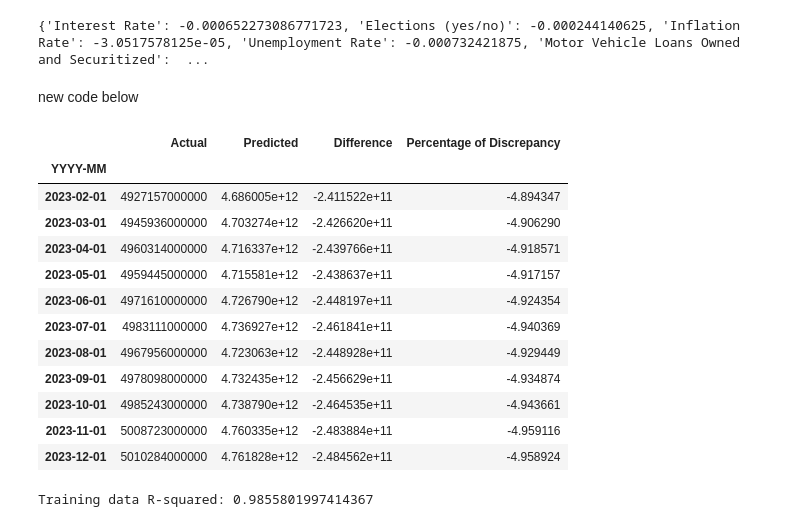
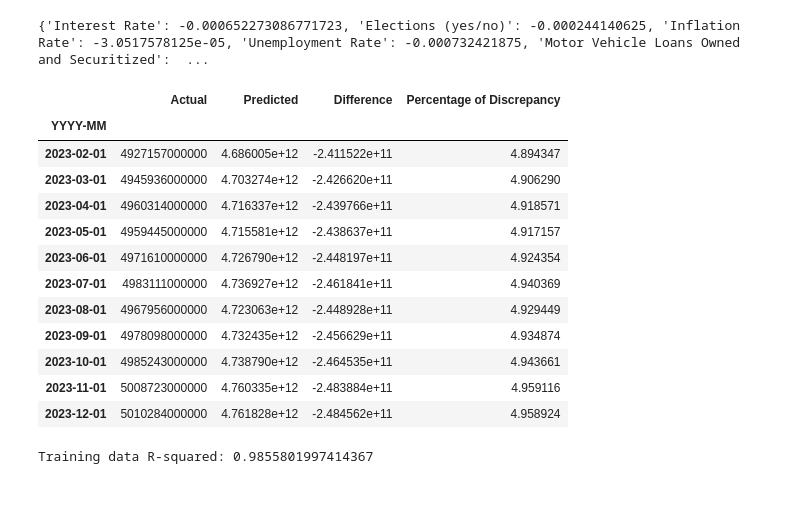
Before and after one commit to raniljoshua/Data-Analysis-Bootcamp_Project-4, a Jupyter notebook: Final_Project.ipynb, the cells around one changed output. Cells and saved outputs as stored; diff of their text form; code cells hidden in the pictures; blank space fills up the shorter version.

Commit message:
Updated Percentage Discrepancy to positive values

```diff
--- a/Final_Project.ipynb
+++ b/Final_Project.ipynb
@@ -252,38 +252,36 @@ for coef, feat in zip(model.coef_,X_test[:0]):
 print(coef_dict)
 # %% [output]
 {'Interest Rate': -0.000652273086771723, 'Elections (yes/no)': -0.000244140625, 'Inflation Rate': -3.0517578125e-05, 'Unemployment Rate': -0.000732421875, 'Motor Vehicle Loans Owned and Securitized':  ...
-# %% [markdown]
-new code below
 # %%
 # Make predictions for 2023
 y_test_pred = model.predict(X_test)
 # %%
 # Compare the predictions with the actual data for 2023
 comparison_df = pd.DataFrame({'Actual': y_test_actual, 'Predicted': y_test_pred}, index=df_test.index)
 
 # Calculate the 'Difference' column
 comparison_df['Difference'] = comparison_df['Predicted'] - comparison_df['Actual']
 
 # Calculate the 'Percentage of Discrepancy' column
-comparison_df['Percentage of Discrepancy'] = (comparison_df['Difference'] / comparison_df['Actual'].abs()) * 100
+comparison_df['Percentage of Discrepancy'] = (comparison_df['Difference'] / comparison_df['Actual']).abs() * 100
 
 
 # Display the updated dataframe
 comparison_df
 # %% [output]
 |  | Actual | Predicted | Difference | Percentage of Discrepancy |
 | YYYY-MM |  |  |  |  |
-| 2023-02-01 | 4927157000000 | 4.686005e+12 | -2.411522e+11 | -4.894347 |
-| 2023-03-01 | 4945936000000 | 4.703274e+12 | -2.426620e+11 | -4.906290 |
-| 2023-04-01 | 4960314000000 | 4.716337e+12 | -2.439766e+11 | -4.918571 |
-| 2023-05-01 | 4959445000000 | 4.715581e+12 | -2.438637e+11 | -4.917157 |
-| 2023-06-01 | 4971610000000 | 4.726790e+12 | -2.448197e+11 | -4.924354 |
-| 2023-07-01 | 4983111000000 | 4.736927e+12 | -2.461841e+11 | -4.940369 |
-| 2023-08-01 | 4967956000000 | 4.723063e+12 | -2.448928e+11 | -4.929449 |
-| 2023-09-01 | 4978098000000 | 4.732435e+12 | -2.456629e+11 | -4.934874 |
-| 2023-10-01 | 4985243000000 | 4.738790e+12 | -2.464535e+11 | -4.943661 |
-| 2023-11-01 | 5008723000000 | 4.760335e+12 | -2.483884e+11 | -4.959116 |
-| 2023-12-01 | 5010284000000 | 4.761828e+12 | -2.484562e+11 | -4.958924 |
+| 2023-02-01 | 4927157000000 | 4.686005e+12 | -2.411522e+11 | 4.894347 |
+| 2023-03-01 | 4945936000000 | 4.703274e+12 | -2.426620e+11 | 4.906290 |
+| 2023-04-01 | 4960314000000 | 4.716337e+12 | -2.439766e+11 | 4.918571 |
+| 2023-05-01 | 4959445000000 | 4.715581e+12 | -2.438637e+11 | 4.917157 |
+| 2023-06-01 | 4971610000000 | 4.726790e+12 | -2.448197e+11 | 4.924354 |
+| 2023-07-01 | 4983111000000 | 4.736927e+12 | -2.461841e+11 | 4.940369 |
+| 2023-08-01 | 4967956000000 | 4.723063e+12 | -2.448928e+11 | 4.929449 |
+| 2023-09-01 | 4978098000000 | 4.732435e+12 | -2.456629e+11 | 4.934874 |
+| 2023-10-01 | 4985243000000 | 4.738790e+12 | -2.464535e+11 | 4.943661 |
+| 2023-11-01 | 5008723000000 | 4.760335e+12 | -2.483884e+11 | 4.959116 |
+| 2023-12-01 | 5010284000000 | 4.761828e+12 | -2.484562e+11 | 4.958924 |
 # %%
 # Calculate and print R-squared on the training data for a sanity check
 r2_train = r2_score(y_train, model.predict(X_train))
```
Also changed, not shown: parts of 1 cell of this notebook.
